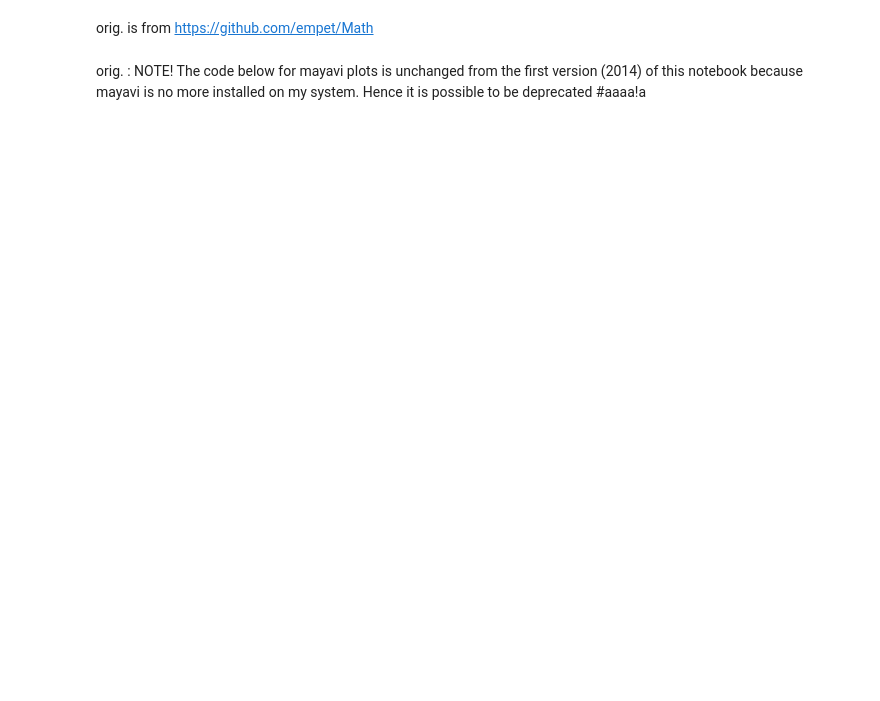
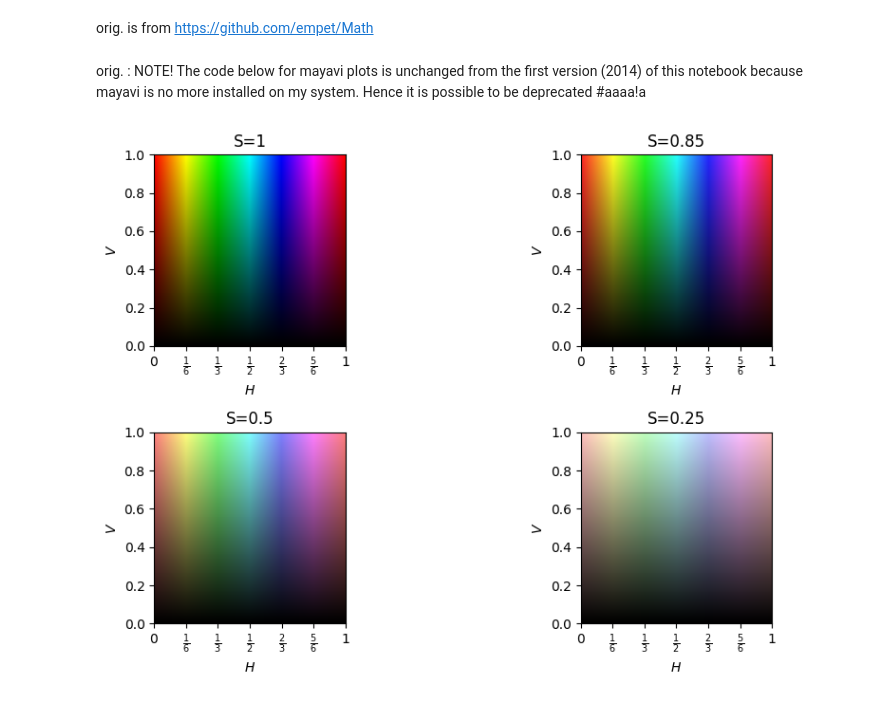
Before and after one commit to martin12333/marti-onedrive, a Jupyter notebook: AI/mm--linear-algebra-for-neural-networks/mini--DomainColoring.ipynb, the cells around one changed output. Drawn from its saved outputs; the diff is of its cells as text; code cells hidden in the pictures; blank space fills up the shorter version.

```diff
--- a/AI/mm--linear-algebra-for-neural-networks/mini--DomainColoring.ipynb
+++ b/AI/mm--linear-algebra-for-neural-networks/mini--DomainColoring.ipynb
@@ -12,3 +12,23 @@ from IPython.display import Image    #aaa
 import matplotlib.pyplot as plt
 import numpy as np
 from matplotlib.colors import hsv_to_rgb
+# %%
+plt.rcParams['figure.figsize'] = 10, 6
+sat = [1.0, 0.85, 0.5, 0.25]
+svals = ['S=1', 'S=0.85', 'S=0.5', 'S=0.25']
+for k, s in zip(range(4), sat):
+    V, H = np.mgrid[0:1:200j, 0:1:200j]
+    S = s * np.ones(H.shape)
+    HSV = np.dstack((H, S, V))
+    RGB = hsv_to_rgb(HSV)
+    plt.subplot(2,2,k+1)
+    plt.imshow(RGB, origin="lower", extent=[0, 1, 0, 1])
+    plt.xticks([0, 1/6, 1/3, 1/2,  2/3, 5/6, 1],
+    ['$0$', r'$\frac{1}{6}$', r'$\frac{1}{3}$', r'$\frac{1}{2}$', r'$\frac{2}{3}$',
+     r'$\frac{5}{6}$', '$1$'])
+    plt.xlabel("$H$")
+    plt.ylabel("$V$")
+    plt.title(svals[k])
+plt.tight_layout()
+# %% [output]
+[figure, added]
```
Also changed, not shown: parts of 7 cells of this notebook, 1 other file.
